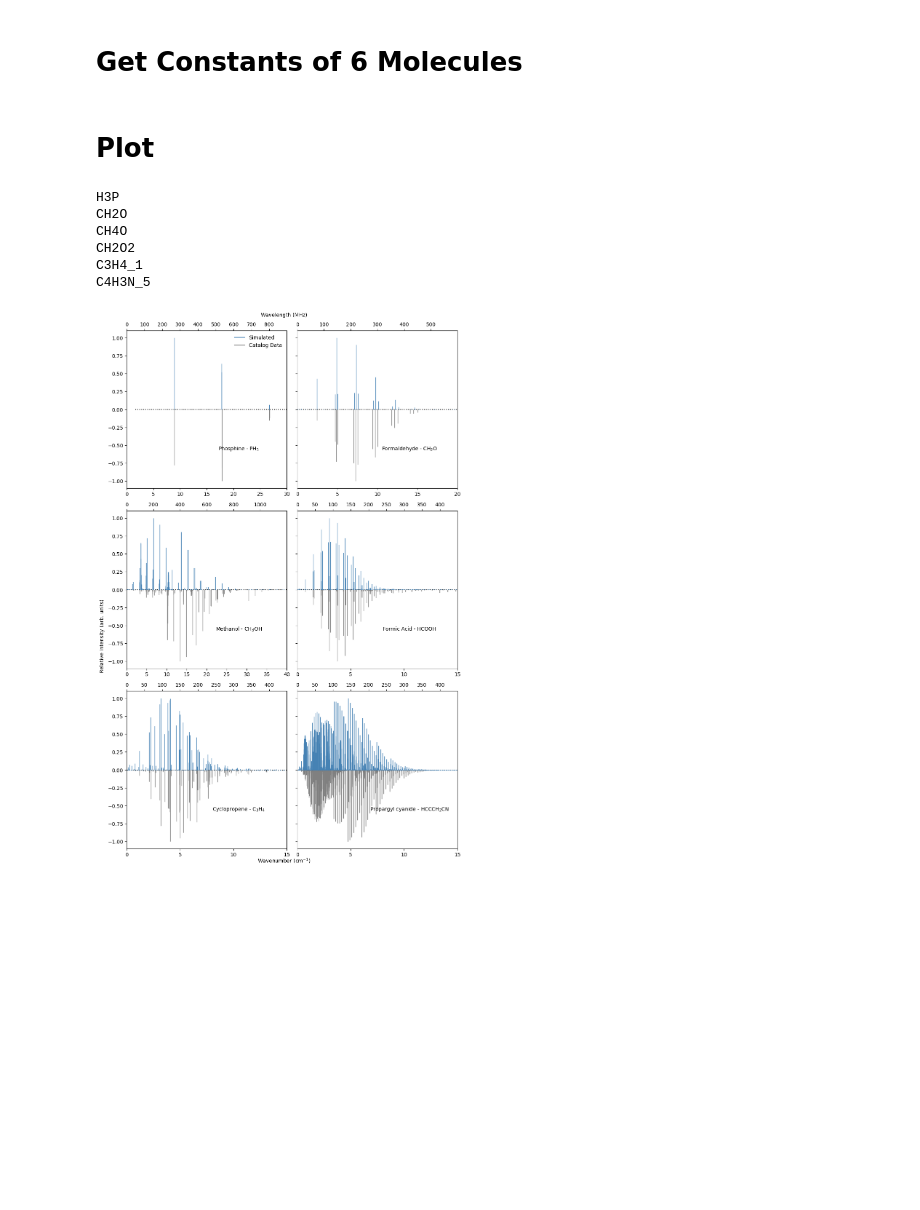
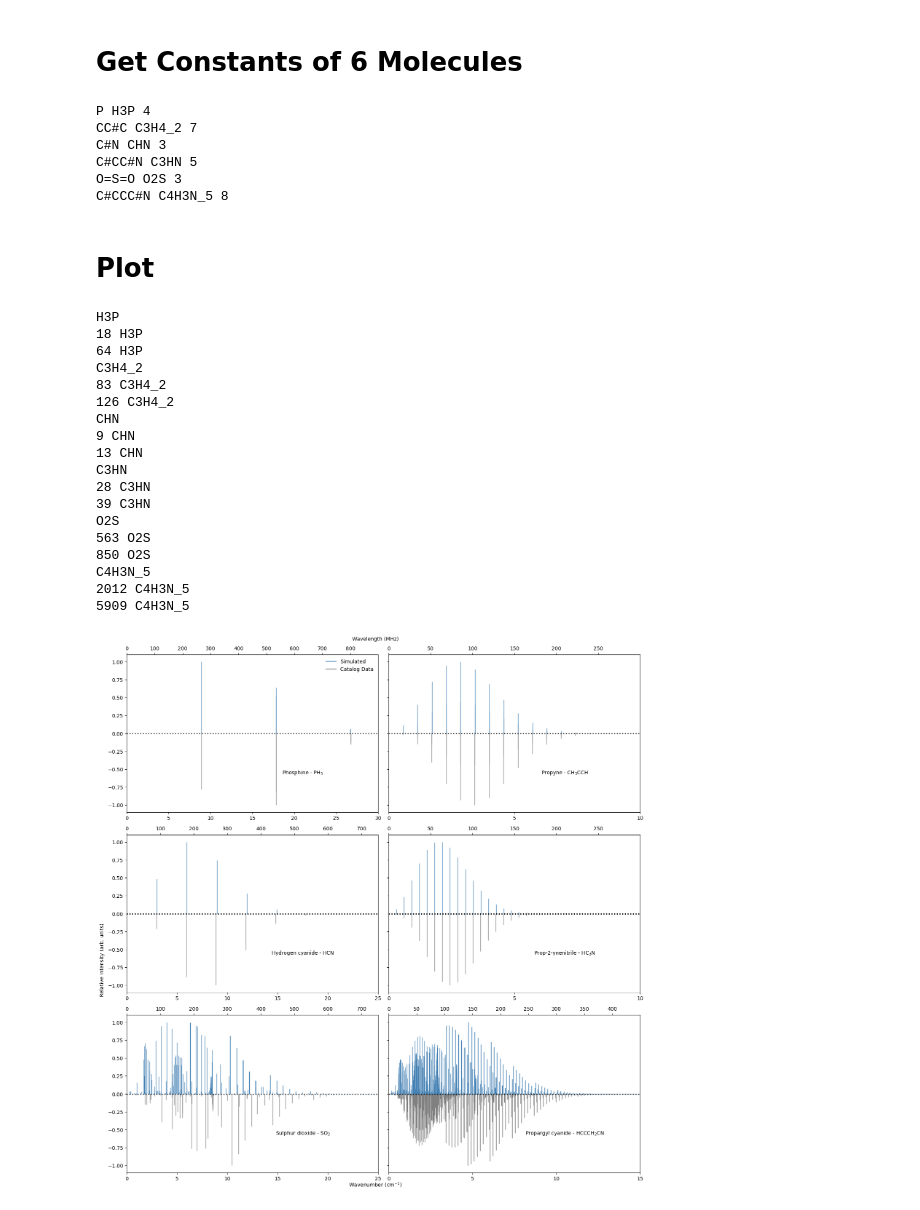
Before and after one commit to mpettyjo/4_BigData, a Jupyter notebook: Plots/RotationalSpec_Compareto_CDMS_JPL.ipynb, the cells around one changed output. Cells and saved outputs as stored; diff of their text form; code cells hidden in the pictures; blank space fills up the shorter version.

```diff
--- a/Plots/RotationalSpec_Compareto_CDMS_JPL.ipynb
+++ b/Plots/RotationalSpec_Compareto_CDMS_JPL.ipynb
@@ -154,3 +180,6 @@ def CDMS_get_frequencues_intensities(molecule):
     intens = 10**np.array(table['LGINT'])/np.max((10**np.array(table['LGINT'])))
 
     return freq, intens
+# %%
+table = CDMS_get_frequencues_intensities('064502 SO2, v=0')
+table
@@ -200,12 +232,13 @@ def plot_CDMS_JPL(freq, intens, source, i , j):
     #freq_axis, intens_axis = givewidth(freq, intens) # normalize intensities again
     #ax[i,j].plot(freq, -np.array(intens),
     #        color='grey', label = source)
-    markers,stems,base = ax[i,j].stem(freq,-intens,markerfmt=' ', basefmt='k:', linefmt='grey')
+    markers,stems,base = ax[i,j].stem(freq,-intens,markerfmt=' ', basefmt=' ', linefmt='grey')
     plt.setp(stems, 'linewidth', 1)
     return
 # %%
 def plot_simulation(freq, intens, i , j):
-    markers,stems,base = ax[i,j].stem(freq,intens,markerfmt=' ', basefmt='k:', linefmt='steelblue')
+    markers,stems,base = ax[i,j].stem(freq,intens,markerfmt=' ', basefmt=' ', linefmt='steelblue')
+    ax[i,j].hlines(y=0, xmin=0, xmax=100, linewidth=2, colors='k', linestyle=':')
     plt.setp(stems, 'linewidth', 1)
     return
 # %%
@@ -316,11 +447,13 @@ for mol in all_list:
     conf = data_ground[data_ground['SMILES'] == SMILES]['Conf#'].values[0]
     mu_a, mu_b, mu_c = data_ground[data_ground['SMILES'] == SMILES]['mu_a [D]'].values[0], data_ground[data_ground['SMILES'] == SMILES]['mu_b [D]'].values[0], data_ground[data_ground['SMILES'] == SMILES]['mu_c [D]'].values[0]
     A ,B, C = data_ground[data_ground['SMILES'] == SMILES]['A [cm-1]'].values[0], data_ground[data_ground['SMILES'] == SMILES]['B [cm-1]'].values[0], data_ground[data_ground['SMILES'] == SMILES]['C [cm-1]'].values[0]
-
+    print(SMILES,formula,num_atoms)
     if num_atoms < 6:
         folder_num = 6
     elif (num_atoms > 6) & (num_atoms <= 8):
         folder_num = 8
+    else:
+        folder_num = num_atoms
 
     file = '/Users/z5380625/Documents/Research/4_BigData/'+str(folder_num)+'_Atoms/4_VibrationalCalcs/OutputFiles/'+formula+'_'+conf+'_harmonic_conformers.log'
 
@@ -329,6 +462,13 @@ for mol in all_list:
 
     row_info = list([SMILES,formula,num_atoms,conf,mu_a,mu_b,mu_c,A ,B, C, Delta_N, Delta_K, Delta_NK, delta_N, delta_K, hyperfine])
     df.loc[len(df)] = row_info
+# %% [output]
+P H3P 4
+CC#C C3H4_2 7
+C#N CHN 3
+C#CC#N C3HN 5
+O=S=O O2S 3
+C#CCC#N C4H3N_5 8
 # %%
 df.to_csv('/Users/z5380625/Documents/Research/4_BigData/simulation_data_six.csv',index=False,sep=',')
 # %% [markdown]
@@ -337,7 +477,7 @@ df.to_csv('/Users/z5380625/Documents/Research/4_BigData/simulation_data_six.csv'
 i_index = [0,0,1,1,2,2]
 j_index = [0,1,0,1,0,1]
 
-fig, ax = plt.subplots(3,2,figsize=(10,15))
+fig, ax = plt.subplots(3,2,figsize=(15,15))
 fig.subplots_adjust(wspace=0.1)
 fig.subplots_adjust(hspace=0.1)
 fig.text(0.00,0.35,"Relative Intensity (arb. units)", rotation = 'vertical', horizontalalignment = 'center')
@@ -363,41 +503,55 @@ for mol in all_list:
     if source == 'CDMS':
         freq_observ, intens_observ = CDMS_get_frequencues_intensities(mol_id)
         freq_sim, intens_sim = simulated_frequencies_intensities(mol_formula)
+        print(len(freq_sim),mol_formula)
+        print(len(freq_observ),mol_formula)
     elif source == 'JPL':
         freq, intens = JPL_get_frequencues_intensities(mol_id)
 
     plot_CDMS_JPL(freq_observ, intens_observ, source, i , j)
     plot_simulation(freq_sim,intens_sim,i, j)
 
     # ax2 = ax[i,j].twiny()
     # ax2.set_xticks(ax[0,0].get_xticks())
     # ax2.set_xbound(ax[0,0].get_xbound())
     # ax2.set_xticklabels(tick_function(ax[0,0].get_xticks()))
     # ax2.set_xlabel(None)
 
 
 
     ax[i, j].set_xlim(0, upper)
     ax[i, j].set_xticks(np.arange(0,upper+5,5))
     ax[i, j].set_xticklabels(np.arange(0,upper+5,5))
 
     ax[i,j].secondary_xaxis('top',functions=(wavenumbers2MHz, MHztowavenumbers))
 
     ax[i,j].text(0.7,0.25,mol_label,horizontalalignment='center',
     verticalalignment='center',transform = ax[i,j].transAxes)
 
 ax[0,1].set_yticklabels([])
 ax[1,1].set_yticklabels([])
 ax[2,1].set_yticklabels([])
 
 plt.tight_layout()
 
 plt.show()
 # %% [output]
 H3P
-CH2O
-CH4O
-CH2O2
-C3H4_1
+18 H3P
+64 H3P
+C3H4_2
+83 C3H4_2
+126 C3H4_2
+CHN
+9 CHN
+13 CHN
+C3HN
+28 C3HN
+39 C3HN
+O2S
+563 O2S
+850 O2S
 C4H3N_5
+2012 C4H3N_5
+5909 C4H3N_5
-[figure, old version]
+[figure, new version]
```
Also changed, not shown: parts of 11 cells of this notebook.
